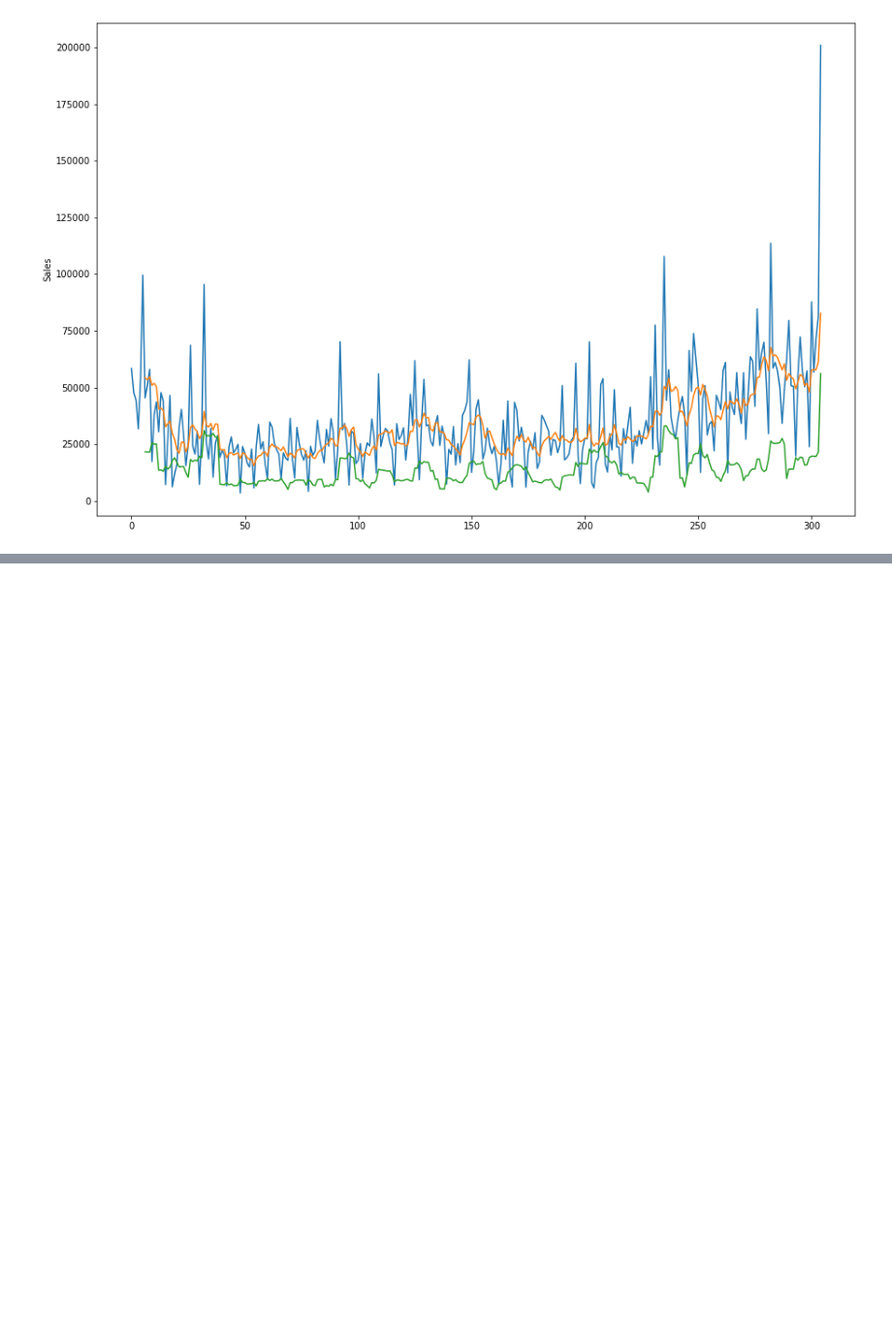
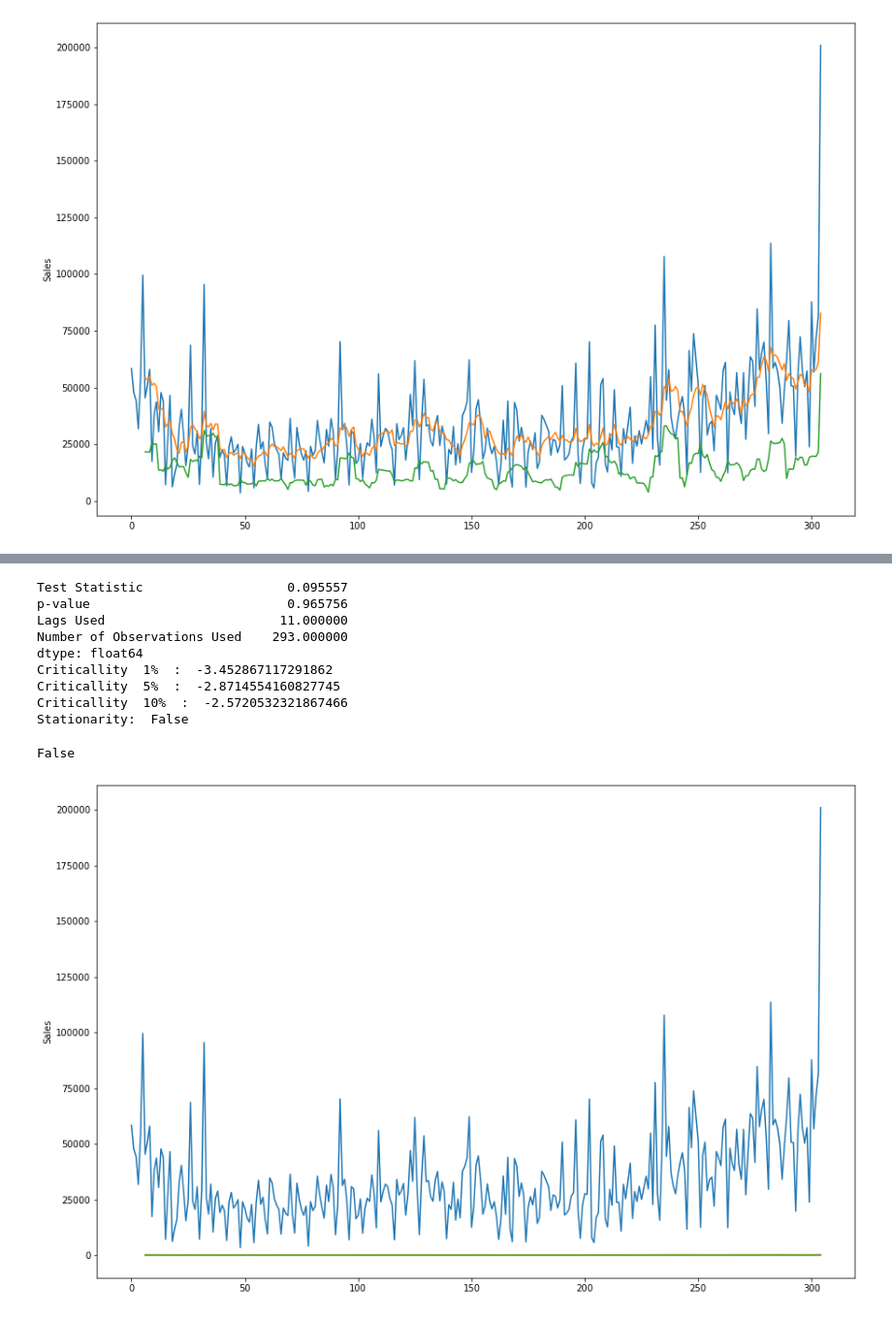
Before and after one commit to MBA-Retailers/mba-project, a Jupyter notebook: Time_Series_Analysis/TSA.ipynb, the cells around one changed output, grey strips where cells are left out. Shown at 97% size. Cells and saved outputs as stored; diff of their text form; code cells hidden in the pictures; blank space fills up the shorter version.

```diff
--- a/Time_Series_Analysis/TSA.ipynb
+++ b/Time_Series_Analysis/TSA.ipynb
@@ -109,0 +140,15 @@ False
+# %%
+daily_sales['sqrt_sales'] = np.sqrt(daily_sales['Sales'])
+check_stationarity(daily_sales,'sqrt_sales')
+# %% [output]
+Test Statistic                   0.095557
+p-value                          0.965756
+Lags Used                       11.000000
+Number of Observations Used    293.000000
+dtype: float64
+Criticallity  1%  :  -3.452867117291862
+Criticallity  5%  :  -2.8714554160827745
+Criticallity  10%  :  -2.5720532321867466
+Stationarity:  False
+False
+[figure, added]
```
Also changed, not shown: parts of 3 cells of this notebook.
